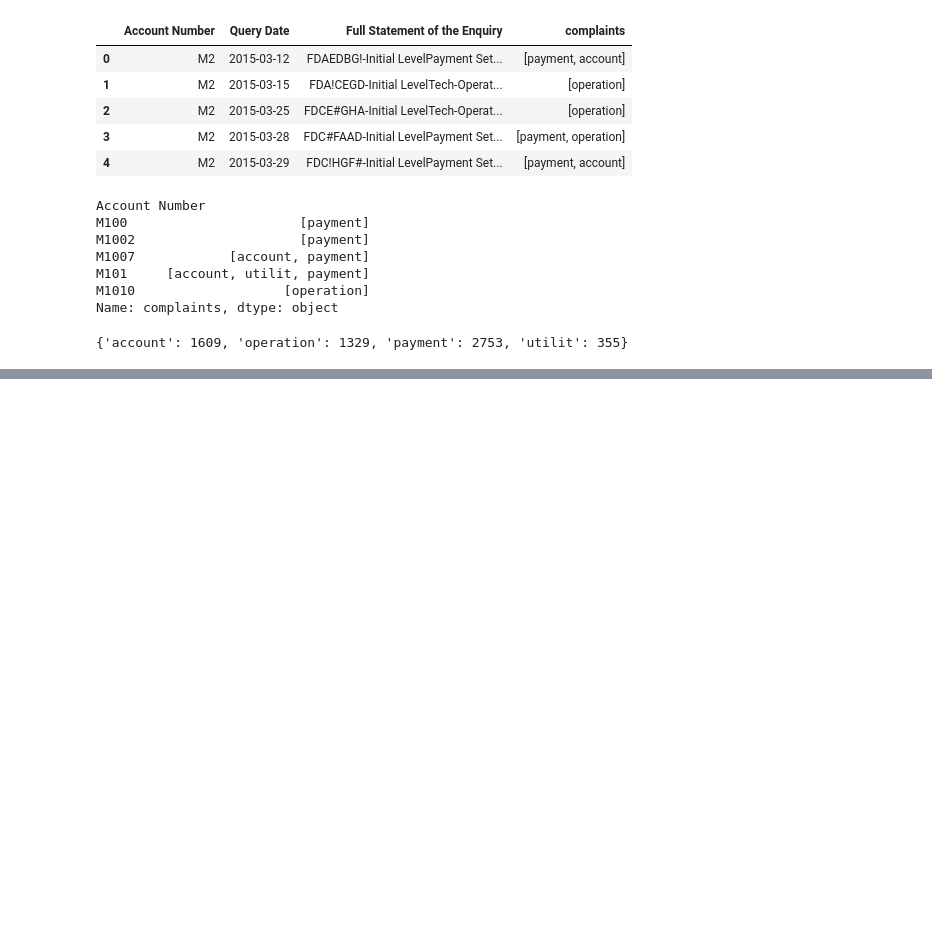
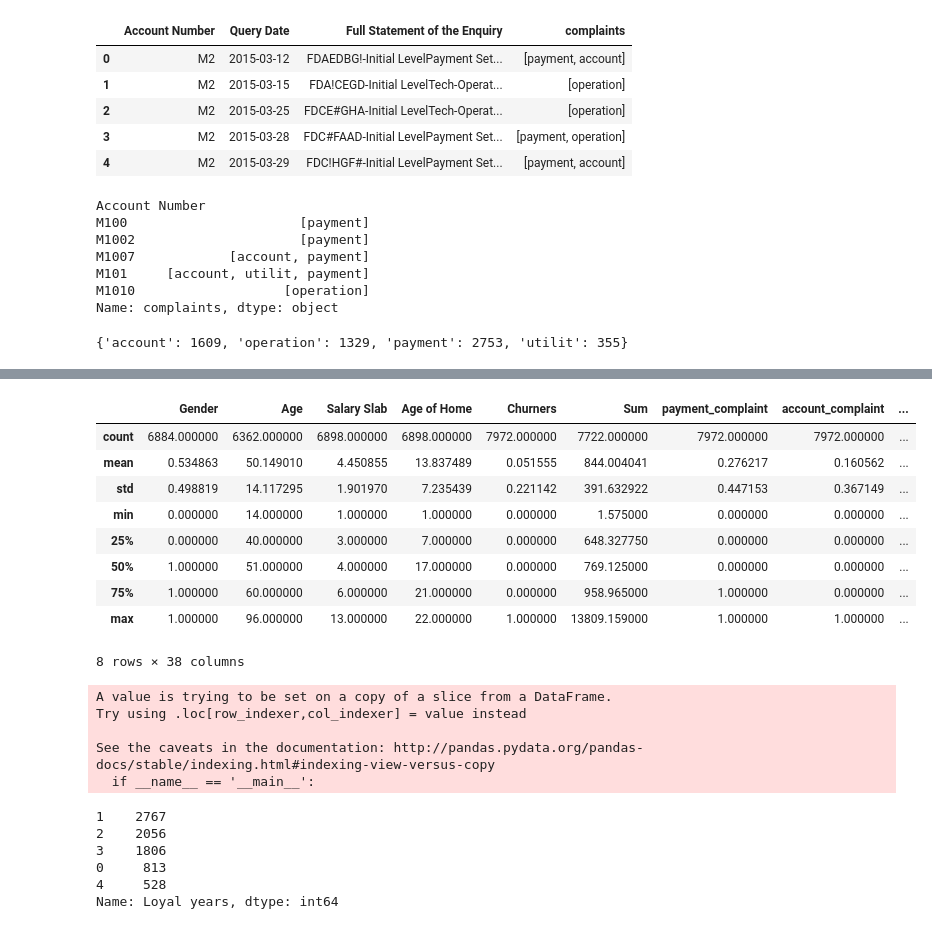
Before and after one commit to Shivam06/EXL-EQ-2017, a Jupyter notebook: cigol lxe .ipynb, the cells around one changed output, grey strips where cells are left out. Saved outputs shown, nothing was run; the diff lists cells and outputs as text; code cells hidden in the pictures; blank space fills up the shorter version.

```diff
--- a/cigol lxe .ipynb
+++ b/cigol lxe .ipynb
@@ -679,0 +1101,30 @@ complaints_count
+# %%
+profession_names = ["Accounting","Academics","Automative", "Banking", "Defence", "Financial Sector", "Pharmacueticals", "General Labour", "Other"]
+profession_hash = {
+    2: 1,
+    10: 2,
+    11: 3,
+    12: 4,
+    13: 4,
+    14: 4,
+    16: 4,
+    18: 4,
+    17: 5,
+    15: 6,
+    5: 6,
+    6: 6,
+    8: 6,
+    20: 6,
+    9: 7,
+    7: 8,
+    19: 9
+}
+
+def modify_prof_idx(k):
+    if k == 0:
+        return 0
+    else:
+        return profession_hash[k]
+
+df_data["Professional Info"] = df_data["Professional Info"].apply(modify_prof_idx)
+df_data["Professional Info"].head()
@@ -679,0 +1152,5 @@ complaints_count
+# %%
+prof_array = np.zeros((df_data["Professional Info"].shape[0], 9))
+for i in range(prof_array.shape[1]):
+    prof_array[:,i] = (df_data["Professional Info"] == i+1).astype(int)
+prof_array.sum(axis=0)
@@ -679,0 +1161,4 @@ complaints_count
+# %%
+df_prof = pd.DataFrame(prof_array, columns=["Accounting","Academics","Automative","Banking","Defence","Finance","Pharma","Labour","Others"])
+df_data = pd.concat([df_data, df_prof], axis = 1)
+df_data.head()
@@ -679,0 +1187,3 @@ complaints_count
+# %%
+from sklearn.cross_validation import train_test_split
+df_train_data, df_test_data = train_test_split(df_data, test_size = 0.2,random_state = 1)
@@ -679,0 +1238,31 @@ complaints_count
+# %%
+df_train_data.describe()
+# %% [output]
+|  | Gender | Age | Salary Slab | Age of Home | Churners | Sum | payment_complaint | account_complaint | ... |
+| count | 6884.000000 | 6362.000000 | 6898.000000 | 6898.000000 | 7972.000000 | 7722.000000 | 7972.000000 | 7972.000000 | ... |
+| mean | 0.534863 | 50.149010 | 4.450855 | 13.837489 | 0.051555 | 844.004041 | 0.276217 | 0.160562 | ... |
+| std | 0.498819 | 14.117295 | 1.901970 | 7.235439 | 0.221142 | 391.632922 | 0.447153 | 0.367149 | ... |
+| min | 0.000000 | 14.000000 | 1.000000 | 1.000000 | 0.000000 | 1.575000 | 0.000000 | 0.000000 | ... |
+| 25% | 0.000000 | 40.000000 | 3.000000 | 7.000000 | 0.000000 | 648.327750 | 0.000000 | 0.000000 | ... |
+| 50% | 1.000000 | 51.000000 | 4.000000 | 17.000000 | 0.000000 | 769.125000 | 0.000000 | 0.000000 | ... |
+| 75% | 1.000000 | 60.000000 | 6.000000 | 21.000000 | 0.000000 | 958.965000 | 1.000000 | 0.000000 | ... |
+| max | 1.000000 | 96.000000 | 13.000000 | 22.000000 | 1.000000 | 13809.159000 | 1.000000 | 1.000000 | ... |
+8 rows × 38 columns
+# %%
+df_train_data["Loyal years"] = df_train_data["Loyal years"].replace("",np.nan)
+#df_train_data["Loyal years"] = df_train_data["Loyal years"].astype(int)
+# %% [output]
+A value is trying to be set on a copy of a slice from a DataFrame.
+Try using .loc[row_indexer,col_indexer] = value instead
+
+See the caveats in the documentation: http://pandas.pydata.org/pandas-docs/stable/indexing.html#indexing-view-versus-copy
+  if __name__ == '__main__':
+# %%
+df_train_data["Loyal years"].value_counts()
+# %% [output]
+1    2767
+2    2056
+3    1806
+0     813
+4     528
+Name: Loyal years, dtype: int64
```
Also changed, not shown: parts of 84 cells of this notebook, 1 other file.
